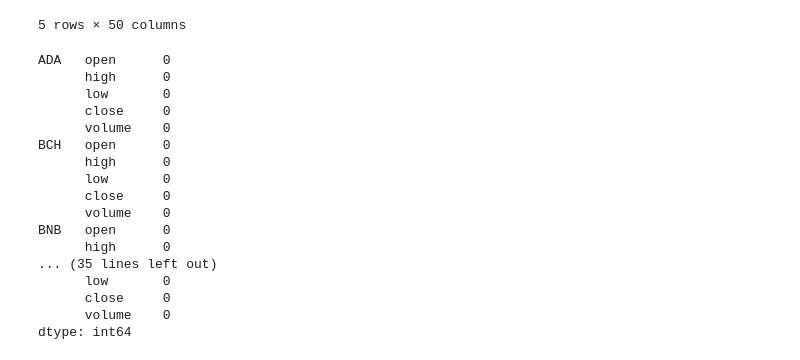
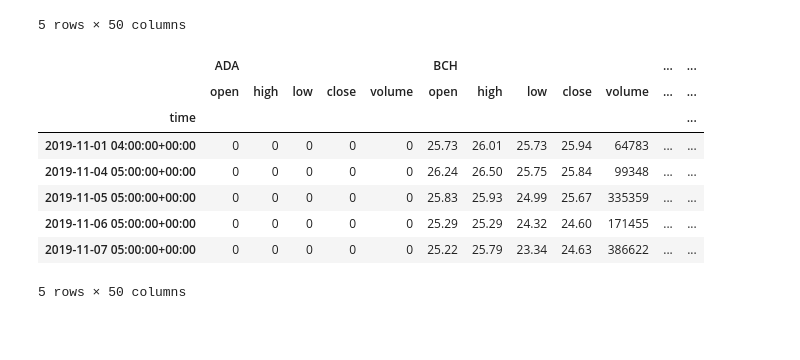
Before and after one commit to rulo96z/Crypto_Diversification_Analysis, a Jupyter notebook: project.ipynb, the cells around one changed output. Saved outputs shown, nothing was run; the diff lists cells and outputs as text; code cells hidden in the pictures; blank space fills up the shorter version.

```diff
--- a/project.ipynb
+++ b/project.ipynb
@@ -95,23 +95,15 @@ clean_df_stocks.head()
 5 rows × 50 columns
 # %%
 # Cleaning the data from crypto
-clean_df_crypto = crypto_df.fillna(0).isnull().sum()
-clean_df_crypto
+clean_df_crypto = crypto_df.fillna(0)#.isnull().sum()
+clean_df_crypto.head()
 # %% [output]
+|  | ADA |  |  |  |  | BCH |  |  |  |  | ... | ... |
+|  | open | high | low | close | volume | open | high | low | close | volume | ... | ... |
+| time |  |  |  |  |  |  |  |  |  |  |  | ... |
+| 2019-11-01 04:00:00+00:00 | 0 | 0 | 0 | 0 | 0 | 25.73 | 26.01 | 25.73 | 25.94 | 64783 | ... | ... |
+| 2019-11-04 05:00:00+00:00 | 0 | 0 | 0 | 0 | 0 | 26.24 | 26.50 | 25.75 | 25.84 | 99348 | ... | ... |
+| 2019-11-05 05:00:00+00:00 | 0 | 0 | 0 | 0 | 0 | 25.83 | 25.93 | 24.99 | 25.67 | 335359 | ... | ... |
+| 2019-11-06 05:00:00+00:00 | 0 | 0 | 0 | 0 | 0 | 25.29 | 25.29 | 24.32 | 24.60 | 171455 | ... | ... |
+| 2019-11-07 05:00:00+00:00 | 0 | 0 | 0 | 0 | 0 | 25.22 | 25.79 | 23.34 | 24.63 | 386622 | ... | ... |
-ADA   open      0
-      high      0
-      low       0
-      close     0
-      volume    0
-BCH   open      0
-      high      0
-      low       0
-      close     0
-      volume    0
-BNB   open      0
-      high      0
-... (35 lines left out)
-      low       0
-      close     0
-      volume    0
-dtype: int64
+5 rows × 50 columns
```
